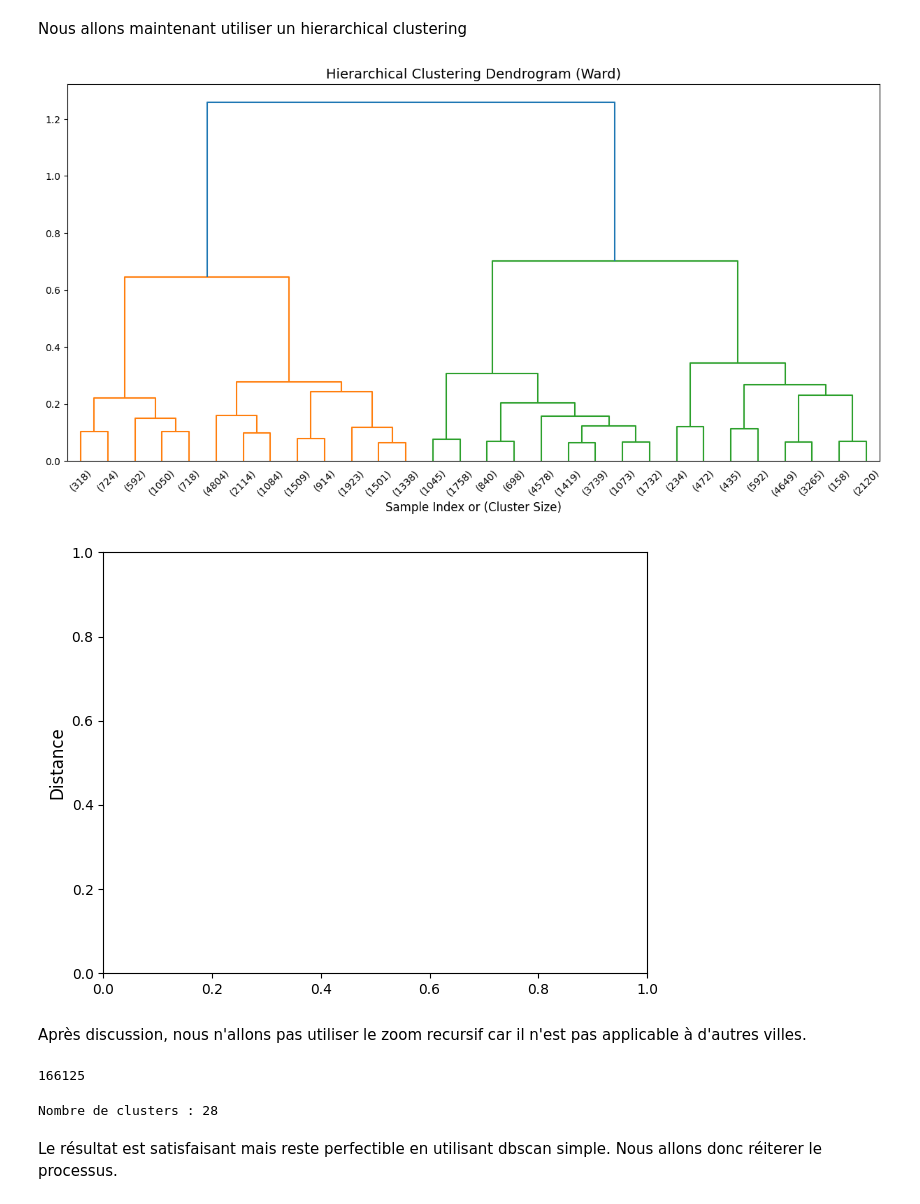
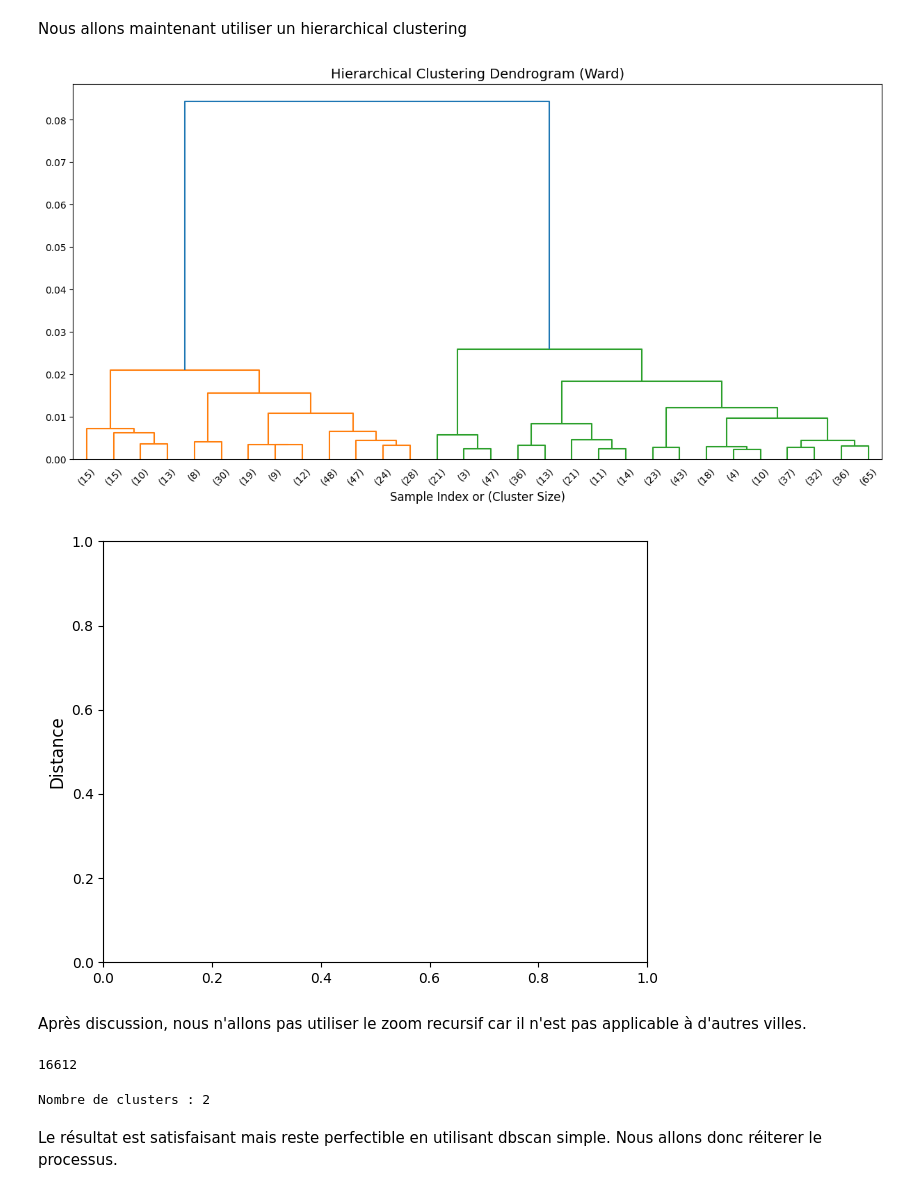
Before and after one commit to alex-ddr/data-mining, a Jupyter notebook: notebooks/clustering_lyon.ipynb, the cells around one changed output. Cells and saved outputs as stored; diff of their text form; code cells hidden in the pictures.

Commit message:
hierarchical clustering

```diff
--- a/notebooks/clustering_lyon.ipynb
+++ b/notebooks/clustering_lyon.ipynb
@@ -478,6 +478,7 @@ from folium.plugins import HeatMap, MarkerCluster
 Création d'une hitmap pour une premiére visualisation
 # %%
 df = pd.read_csv("../data/data_cleaned_5.csv", sep=",")
+df = df.sample(frac=0.1, random_state=42).reset_index(drop=True) #seulement 10% des données pour la visualisation
 
 df = df.dropna(subset=['lat', 'long'])
 
@@ -495,3 +496,3 @@
 HeatMap(heat_data, radius=15, blur=25, max_zoom=13).add_to(map_lyon)
 
-map_lyon.save('../output/carte_lyon_heatmap.html')
+# map_lyon.save('../output/carte_lyon_heatmap.html')
@@ -795,35 +798,35 @@ map_serre3_hierarchical = folium.Map(
     tiles='OpenStreetMap'
 )
 
 clusters_hierarchical = fcluster(linkage_matrix, t=0.5, criterion='distance')
 df_serre3['cluster_hierarchical'] = clusters_hierarchical
 
 colors = ['red', 'blue', 'green', 'purple', 'orange', 'darkred',
           'lightred', 'beige', 'darkblue', 'darkgreen', 'cadetblue',
           'darkpurple', 'pink', 'lightblue', 'lightgreen', 'gray',
           'black', 'lightgray']
 
 for cluster_id in df_serre3['cluster_hierarchical'].unique():
     cluster_data = df_serre3[df_serre3['cluster_hierarchical'] == cluster_id]
     color = colors[cluster_id % len(colors)]
 
     for _, row in cluster_data.iterrows():
         folium.CircleMarker(
             location=[row['lat'], row['long']],
             radius=2,
             color=color,
             fill=True,
             fillColor=color,
             fillOpacity=0.7,
             popup=f"Cluster {cluster_id}"
         ).add_to(map_serre3_hierarchical)
 
-map_serre3_hierarchical.save('../output/carte_hierarchical_clustering.html')
+# map_serre3_hierarchical.save('../output/carte_hierarchical_clustering.html')
 plt.ylabel('Distance', fontsize=12)
 plt.tight_layout()
 plt.show()
 # %% [output]
-[figure, old version]
+[figure, new version]
 [figure]
 # %% [markdown]
 Après discussion, nous n'allons pas utiliser le zoom recursif car il n'est pas applicable à d'autres villes.
@@ -834,30 +837,26 @@ df_lyon_sample = df.sample(n=min(sample_size, len(df_lyon)), random_state=42)
 # %%
 print(len(df))
 # %% [output]
-166125
+16612
 # %%
 from sklearn.cluster import HDBSCAN
 
 
-# 2. On prépare les coordonnées UNIQUEMENT pour l'échantillon
+# on prépare les coordonnées uniquement pour l'échantillon
 coords_sample = df[['lat', 'long']].values
 
-# 3. Initialisation du modèle
 clusterer = HDBSCAN(
     min_cluster_size=1000,
     metric='euclidean'
 )
 
-# 4. On entraîne et on range dans le MÊME dataframe (le sample)
-# fit_predict va sortir exactement 1000 labels, ce qui colle avec l'index du sample
 df['cluster'] = clusterer.fit_predict(coords_sample)
 
-# 5. Analyse
 labels = clusterer.labels_
 n_clusters = len(set(labels)) - (1 if -1 in labels else 0)
 print(f"Nombre de clusters : {n_clusters}")
 # %% [output]
-Nombre de clusters : 28
+Nombre de clusters : 2
 # %%
 from scipy.spatial import ConvexHull, QhullError
 import numpy as np
```
Also changed, not shown: parts of 19 cells of this notebook.
